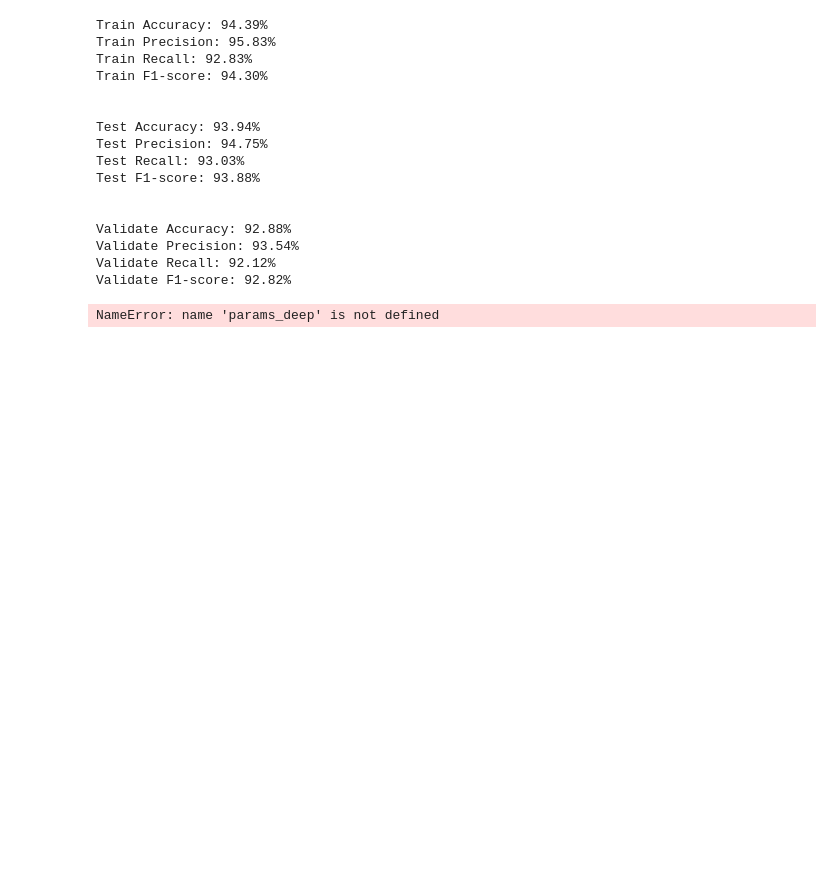
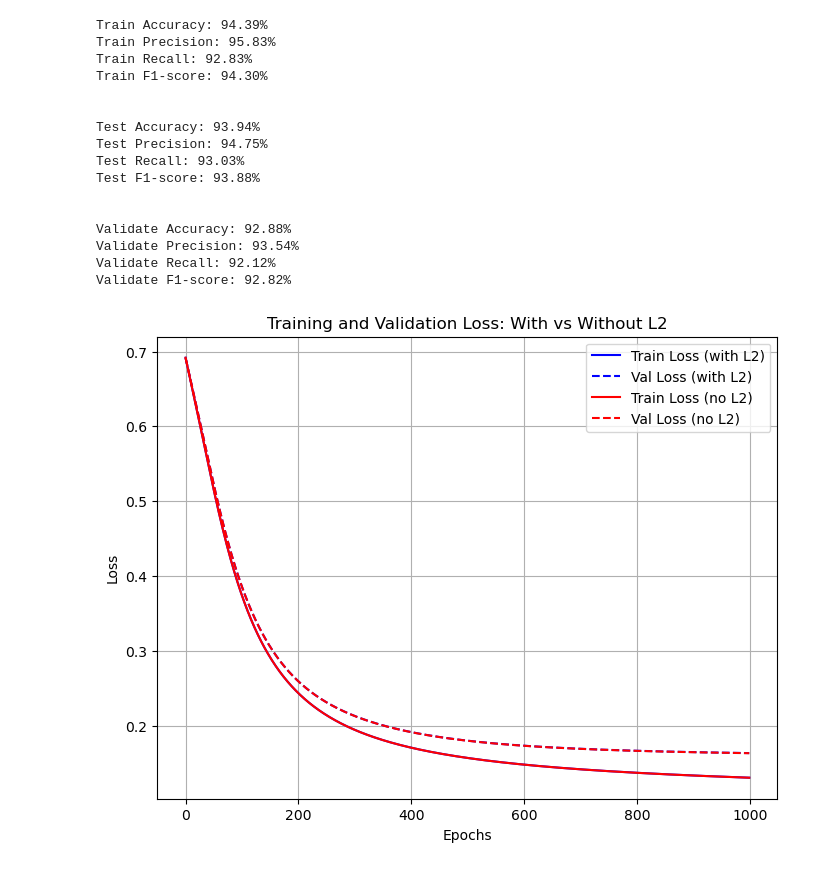
Before and after one commit to aakanksha1500/CT5133_DL_colab, a Jupyter notebook: DL_Assignment1_latest.ipynb, the cells around one changed output. Drawn from its saved outputs; the diff is of its cells as text; code cells hidden in the pictures; blank space fills up the shorter version.

Commit message:
plotted comparison loss curves and table for task 5 requirements

```diff
--- a/DL_Assignment1_latest.ipynb
+++ b/DL_Assignment1_latest.ipynb
@@ -1112,6 +1167,7 @@ def train_deep_network(X, Y, X_val, Y_val,
                        lr=0.01,
                        epochs=2000,
                        lambda_l2=0.01,
+                       use_l2=True,      # <-- new flag
                        tolerance=1e-8,
                        patience=5000):
 
@@ -1125,14 +1181,14 @@ def train_deep_network(X, Y, X_val, Y_val,
     for i in range(epochs):
 
         activation_layer_output, cache = forward_propagation(X, parameters)
-        loss = compute_loss(activation_layer_output, Y, parameters, lambda_l2)
+        loss = compute_loss(activation_layer_output, Y, parameters, lambda_l2 if use_l2 else 0)
         losses.append(loss)
 
         activation_val, _ = forward_propagation(X_val, parameters)
-        val_loss = compute_loss(activation_val, Y_val, parameters, lambda_l2)
+        val_loss = compute_loss(activation_val, Y_val, parameters, lambda_l2 if use_l2 else 0)
         val_losses.append(val_loss)
 
-        gradients = backward_propagation(parameters, cache, X, Y, lambda_l2)
+        gradients = backward_propagation(parameters, cache, X, Y, lambda_l2 if use_l2 else 0)
         parameters = update_parameters(parameters, gradients, lr)
 
         if val_loss < best_val_loss - tolerance:
@@ -1149,3 +1205,13 @@ def train_deep_network(X, Y, X_val, Y_val,
             print(f"Epoch {i} | Train Loss: {loss:.4f} | Val Loss: {val_loss:.4f}")
 
     return parameters, losses, val_losses
+# %%
+# With L2 regularization
+params_l2, losses_l2, val_losses_l2 = train_deep_network(
+    X_train, Y_train, X_val, Y_val, [784, 4, 1], lr=0.1, epochs=1000, lambda_l2=0.01, use_l2=True
+)
+
+# Without L2 regularization
+params_no_l2, losses_no_l2, val_losses_no_l2 = train_deep_network(
+    X_train, Y_train, X_val, Y_val, [784, 4, 1], lr=0.1, epochs=1000, lambda_l2=0.01, use_l2=False
+)
@@ -1262,14 +1339,20 @@ Validate Accuracy: 92.88%
 Validate Precision: 93.54%
 Validate Recall: 92.12%
 Validate F1-score: 92.82%
-# %%
-pred_train = predict_deep(X_train, params_deep)
-pred_val   = predict_deep(X_val, params_deep)
-pred_test  = predict_deep(X_test, params_deep)
-
-
-print("Train Accuracy:", accuracy(Y_train, pred_train))
-print("Validation Accuracy:", accuracy(Y_val, pred_val))
-print("Test Accuracy:", accuracy(Y_test, pred_test))
-# %% [output]
-NameError: name 'params_deep' is not defined
+# %%
+plt.figure(figsize=(8,6))
+
+plt.plot(losses_l2, label="Train Loss (with L2)", color="blue")
+plt.plot(val_losses_l2, label="Val Loss (with L2)", color="blue", linestyle="--")
+
+plt.plot(losses_no_l2, label="Train Loss (no L2)", color="red")
+plt.plot(val_losses_no_l2, label="Val Loss (no L2)", color="red", linestyle="--")
+
+plt.xlabel("Epochs")
+plt.ylabel("Loss")
+plt.title("Training and Validation Loss: With vs Without L2")
+plt.legend()
+plt.grid(True)
+plt.show()
+# %% [output]
+[figure, added]
```
Also changed, not shown: parts of 5 cells of this notebook.
